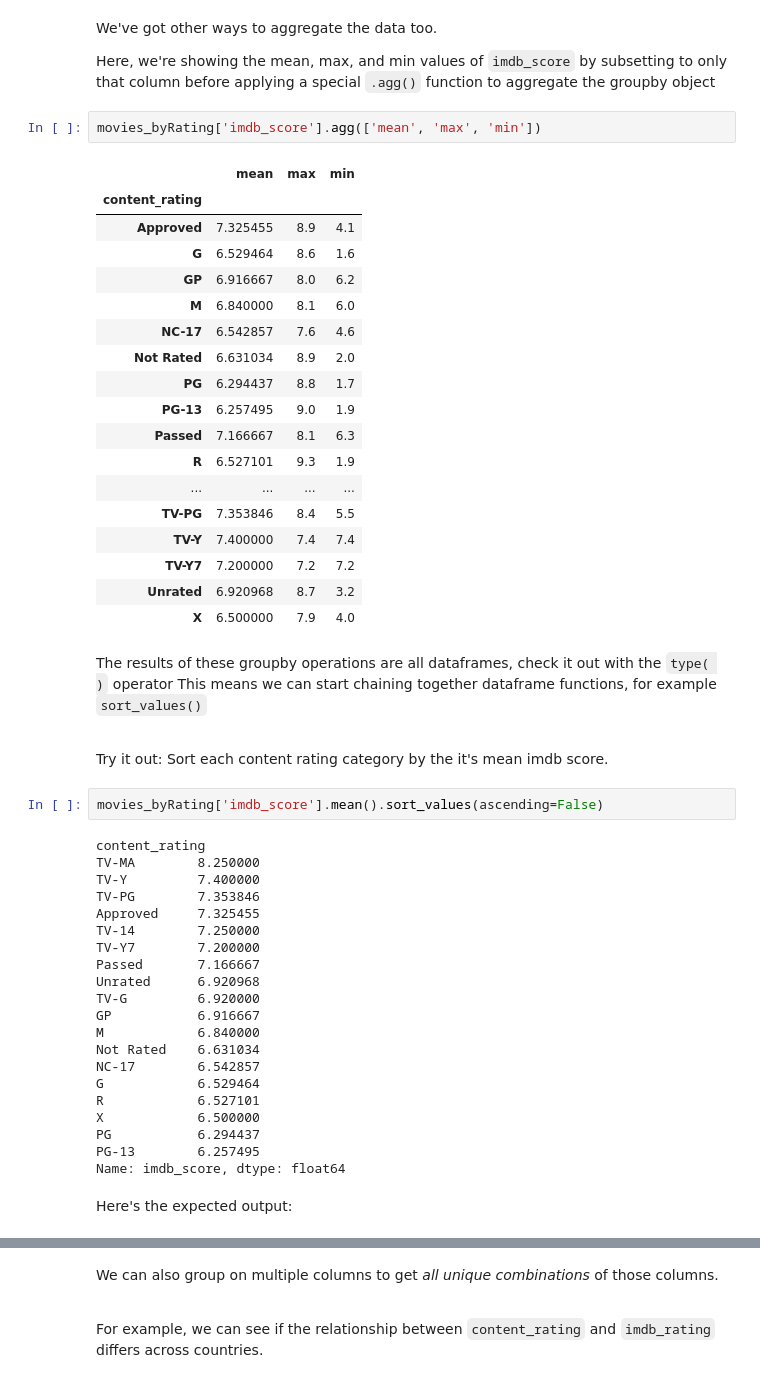
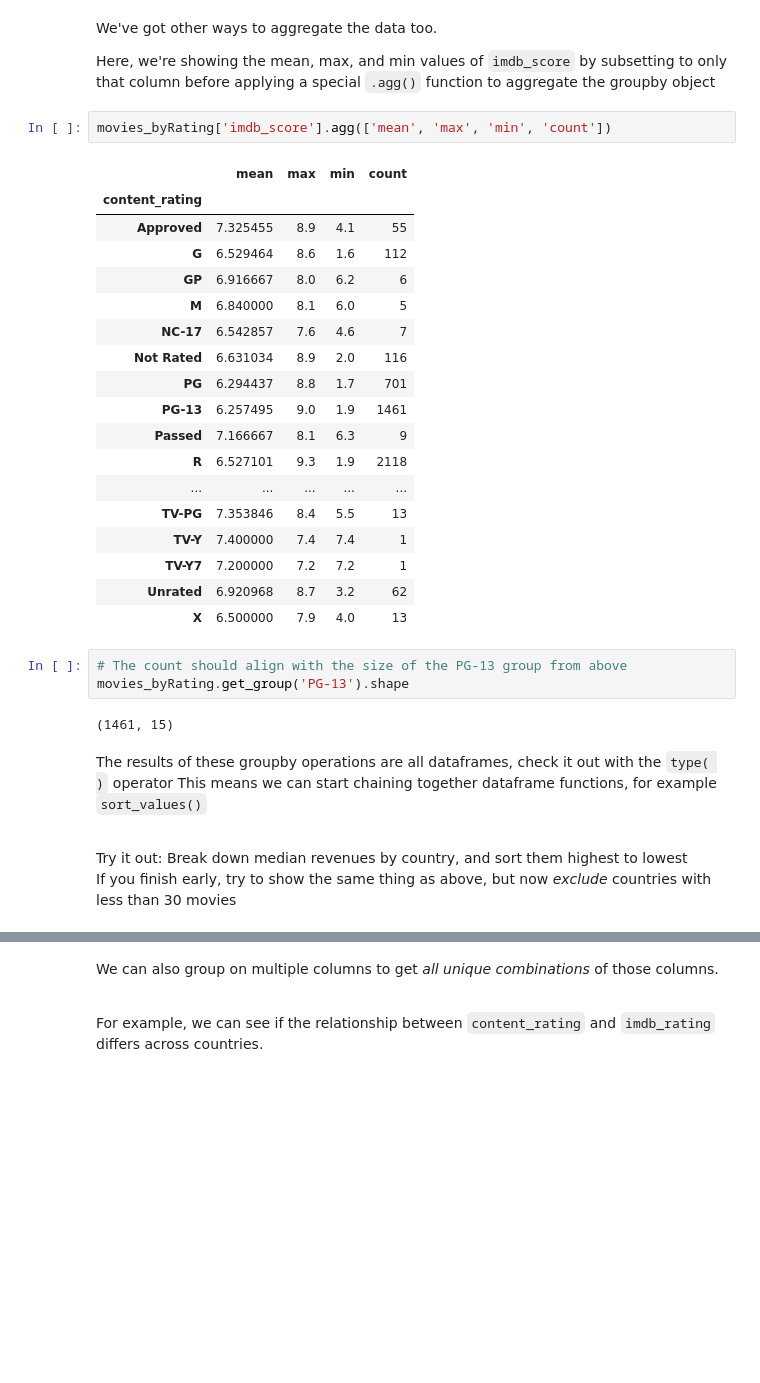
Before and after one commit to ishaandey/node, a Jupyter notebook: week-2/pandas_key.ipynb, the cells around one changed output, grey strips where cells are left out. Drawn from its saved outputs; the diff is of its cells as text; blank space fills up the shorter version.

```diff
--- a/week-2/pandas_key.ipynb
+++ b/week-2/pandas_key.ipynb
@@ -472,53 +490,34 @@ We've got other ways to aggregate the data too.
 
 Here, we're showing the mean, max, and min values of `imdb_score` by subsetting to only that column before applying a special `.agg()` function to aggregate the groupby object
 # %%
-movies_byRating['imdb_score'].agg(['mean', 'max', 'min'])
+movies_byRating['imdb_score'].agg(['mean', 'max', 'min', 'count'])
 # %% [output]
-|  | mean | max | min |
-| content_rating |  |  |  |
-| Approved | 7.325455 | 8.9 | 4.1 |
-| G | 6.529464 | 8.6 | 1.6 |
-| GP | 6.916667 | 8.0 | 6.2 |
-| M | 6.840000 | 8.1 | 6.0 |
-| NC-17 | 6.542857 | 7.6 | 4.6 |
-| Not Rated | 6.631034 | 8.9 | 2.0 |
-| PG | 6.294437 | 8.8 | 1.7 |
-| PG-13 | 6.257495 | 9.0 | 1.9 |
-| Passed | 7.166667 | 8.1 | 6.3 |
-| R | 6.527101 | 9.3 | 1.9 |
-| ... | ... | ... | ... |
-| TV-PG | 7.353846 | 8.4 | 5.5 |
-| TV-Y | 7.400000 | 7.4 | 7.4 |
-| TV-Y7 | 7.200000 | 7.2 | 7.2 |
-| Unrated | 6.920968 | 8.7 | 3.2 |
-| X | 6.500000 | 7.9 | 4.0 |
+|  | mean | max | min | count |
+| content_rating |  |  |  |  |
+| Approved | 7.325455 | 8.9 | 4.1 | 55 |
+| G | 6.529464 | 8.6 | 1.6 | 112 |
+| GP | 6.916667 | 8.0 | 6.2 | 6 |
+| M | 6.840000 | 8.1 | 6.0 | 5 |
+| NC-17 | 6.542857 | 7.6 | 4.6 | 7 |
+| Not Rated | 6.631034 | 8.9 | 2.0 | 116 |
+| PG | 6.294437 | 8.8 | 1.7 | 701 |
+| PG-13 | 6.257495 | 9.0 | 1.9 | 1461 |
+| Passed | 7.166667 | 8.1 | 6.3 | 9 |
+| R | 6.527101 | 9.3 | 1.9 | 2118 |
+| ... | ... | ... | ... | ... |
+| TV-PG | 7.353846 | 8.4 | 5.5 | 13 |
+| TV-Y | 7.400000 | 7.4 | 7.4 | 1 |
+| TV-Y7 | 7.200000 | 7.2 | 7.2 | 1 |
+| Unrated | 6.920968 | 8.7 | 3.2 | 62 |
+| X | 6.500000 | 7.9 | 4.0 | 13 |
+# %%
+# The count should align with the size of the PG-13 group from above
+movies_byRating.get_group('PG-13').shape
+# %% [output]
+(1461, 15)
 # %% [markdown]
 The results of these groupby operations are all dataframes, check it out with the `type( )` operator
 This means we can start chaining together dataframe functions, for example `sort_values()`
 
-<br> Try it out: Sort each content rating category by the it's mean imdb score.
+<br> Try it out: Break down median revenues by country, and sort them highest to lowest
+<br> If you finish early, try to show the same thing as above, but now *exclude* countries with less than 30 movies
-# %%
-movies_byRating['imdb_score'].mean().sort_values(ascending=False)
-# %% [output]
-content_rating
-TV-MA        8.250000
-TV-Y         7.400000
-TV-PG        7.353846
-Approved     7.325455
-TV-14        7.250000
-TV-Y7        7.200000
-Passed       7.166667
-Unrated      6.920968
-TV-G         6.920000
-GP           6.916667
-M            6.840000
-Not Rated    6.631034
-NC-17        6.542857
-G            6.529464
-R            6.527101
-X            6.500000
-PG           6.294437
-PG-13        6.257495
-Name: imdb_score, dtype: float64
-# %% [markdown]
-Here's the expected output:
```
Also changed, not shown: parts of 38 cells of this notebook.
